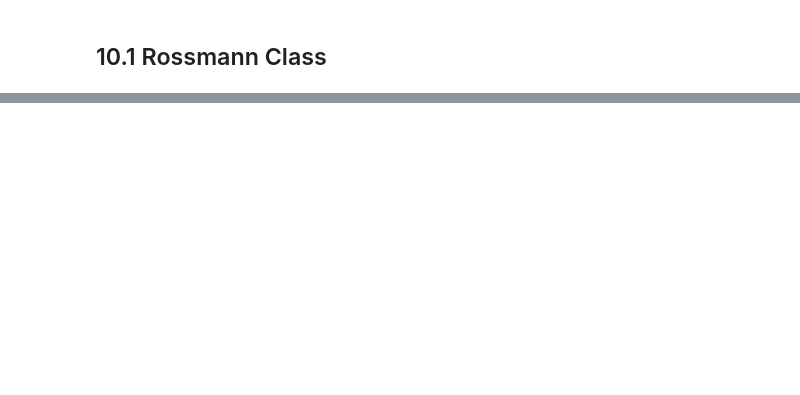
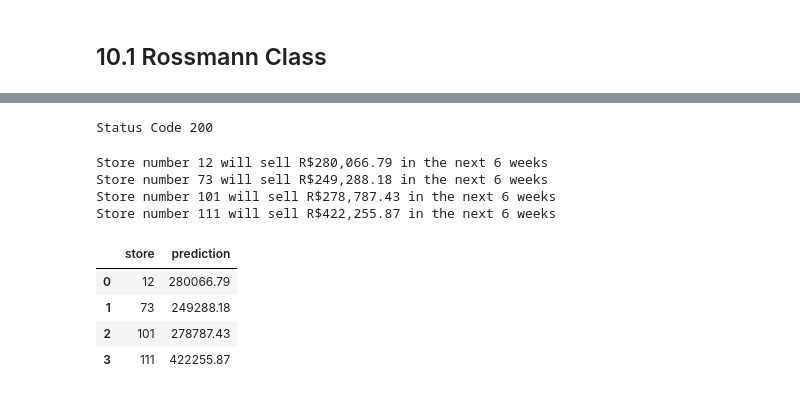
Before and after one commit to Alexandre-Magno/rossmann_sales, a Jupyter notebook: Ciclo_02_rossmann.ipynb, the cells around one changed output, grey strips where cells are left out. Cells and saved outputs as stored; diff of their text form; code cells hidden in the pictures; blank space fills up the shorter version.

```diff
--- a/Ciclo_02_rossmann.ipynb
+++ b/Ciclo_02_rossmann.ipynb
@@ -1510,0 +1553,3 @@ class Rossmann ( object ):
+# %%
+#convert Dataframe to json
+data = json.dumps( df_test.to_dict( orient = 'records') )
@@ -1510,0 +1559,36 @@ class Rossmann ( object ):
+# %%
+#API Call
+#url = 'http://0.0.0.0:5000/rossmann/predict'
+
+url = 'https://rossmann-api-model.herokuapp.com/rossmann/predict'
+header = { 'Content-type' : 'application/json' }
+
+data = data
+
+r = requests.post( url, data=data, headers=header )
+
+print( 'Status Code {}'.format( r.status_code ) )
+# %% [output]
+Status Code 200
+# %%
+d1 = pd.DataFrame( r.json(), columns = r.json()[0].keys() )
+# %%
+d2 = d1[['store','prediction']].groupby( 'store').sum().reset_index()
+
+for i in range( len(d2 )):
+    print( 'Store number {} will sell R${:,.2f} in the next 6 weeks'.format(
+            d2.loc[i,'store'],
+            d2.loc[i,'prediction']) )
+# %% [output]
+Store number 12 will sell R$280,066.79 in the next 6 weeks
+Store number 73 will sell R$249,288.18 in the next 6 weeks
+Store number 101 will sell R$278,787.43 in the next 6 weeks
+Store number 111 will sell R$422,255.87 in the next 6 weeks
+# %%
+d2
+# %% [output]
+|  | store | prediction |
+| 0 | 12 | 280066.79 |
+| 1 | 73 | 249288.18 |
+| 2 | 101 | 278787.43 |
+| 3 | 111 | 422255.87 |
```
Also changed, not shown: parts of 13 cells of this notebook.
